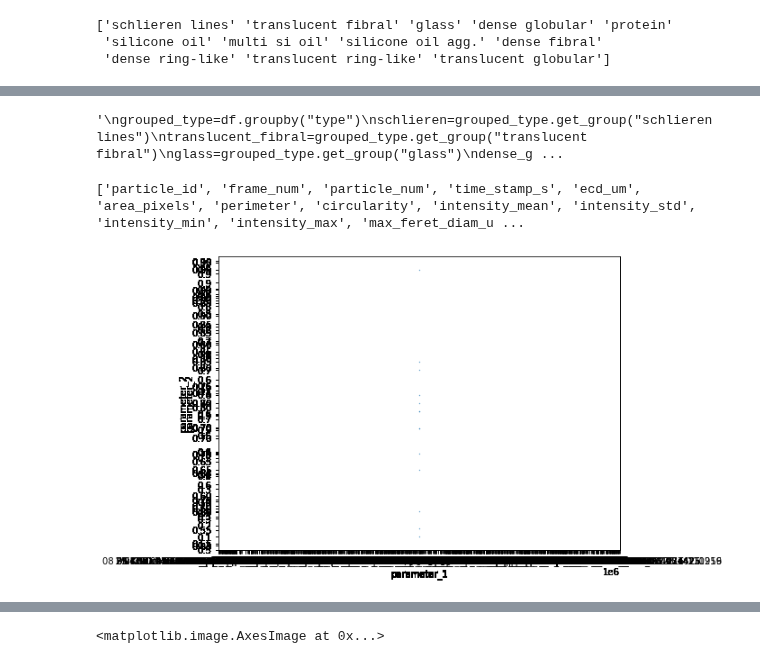
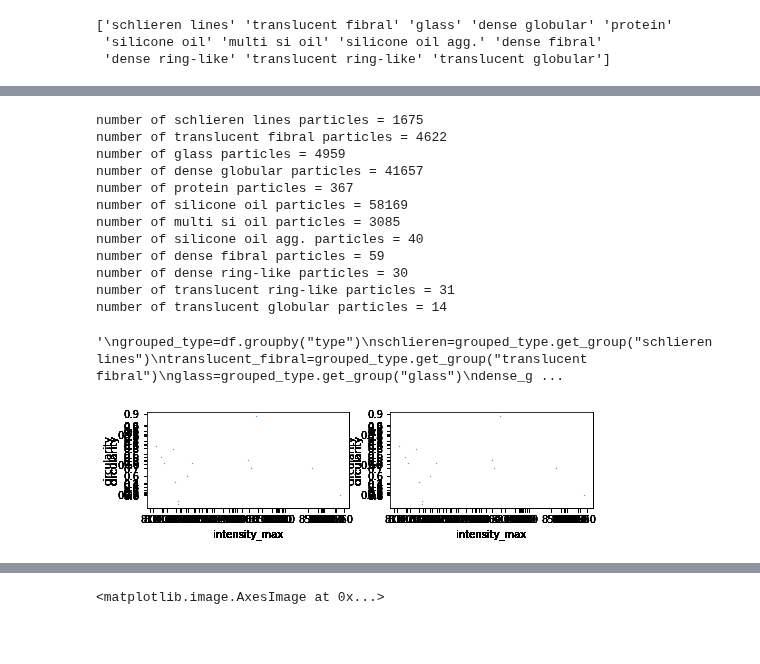
Before and after one commit to Scottholman33/KBI, a Jupyter notebook: KBI_Python_Start.ipynb, the cells around one changed output, grey strips where cells are left out. Cells and saved outputs as stored; diff of their text form; code cells hidden in the pictures; blank space fills up the shorter version.

Commit message:
Altered scatter plot function to add loop

```diff
--- a/KBI_Python_Start.ipynb
+++ b/KBI_Python_Start.ipynb
@@ -129,3 +125,19 @@ number of translucent globular = 14
+# %%
+for x in types:
+    group_particles(df,x)
+# %% [output]
+number of schlieren lines particles = 1675
+number of translucent fibral particles = 4622
+number of glass particles = 4959
+number of dense globular particles = 41657
+number of protein particles = 367
+number of silicone oil particles = 58169
+number of multi si oil particles = 3085
+number of silicone oil agg. particles = 40
+number of dense fibral particles = 59
+number of dense ring-like particles = 30
+number of translucent ring-like particles = 31
+number of translucent globular particles = 14
 # %%
 '''
 grouped_type=df.groupby("type")
@@ -160,30 +172,32 @@ print("number of translucent globular particles =", translucent_glob.shape[0])
 # %%
 #from utils import make_scatter
 
-fig=plt.figure(figsize=(8,6))
-
-parameters=df.columns.unique()
-parameter_list=[]
-for parameter in parameters:
-    parameter_list.append(parameter)
-print(parameter_list)
-
 def make_scatter(fig, df, particle_type, parameter_1, parameter_2):
     type_df=df.loc[df["type"]==particle_type]
-    ax1=fig.add_subplot(1,1,1)
-    ax1.set_xlabel('parameter_1')
-    ax1.set_ylabel('parameter_2')
-    ax1.scatter(type_df[parameter_1], type_df[parameter_2], s=0.1, label="particle_type")
+   # for x in parameter_list:
+    for i in range(0,5):
+        for n in range (0,2):
+            axi=fig.add_subplot(3,2,n+1)
+            axi.set_xlabel(parameter_1)
+            axi.set_ylabel(parameter_2)
+            axi.scatter(type_df[parameter_1], type_df[parameter_2], s=0.1, label="particle_type")
+# ax1=fig.add_subplot(1,1,1)
 # essentially trying to create a parameter list that I can call any parameter into my function as parameter 1 and 2
 # then plot the particle type versus those two parameters
 # I want to loop through all the particle types and parameter combinations, if possible, plotting all types on a graph against inputted parameters
-
-for x in types:
-    for y in parameter_list:
-        make_scatter(fig, df, x, y, "circularity")
-# %% [output]
-['particle_id', 'frame_num', 'particle_num', 'time_stamp_s', 'ecd_um', 'area_pixels', 'perimeter', 'circularity', 'intensity_mean', 'intensity_std', 'intensity_min', 'intensity_max', 'max_feret_diam_u ...
-[figure, removed]
+# %%
+parameter_list=list(df.columns)
+fig=plt.figure(figsize=(20,30))
+
+for x in types:
+    make_scatter(fig, df, x, "intensity_max", "circularity")
+
+    """
+    for y in parameter_list:
+        make_scatter(fig, df, x, y, "circularity")
+    """
+# %% [output]
+[figure, added]
 # %%
 
 fig=plt.figure(figsize=(8,6))
```
Also changed, not shown: parts of 2 cells of this notebook.
